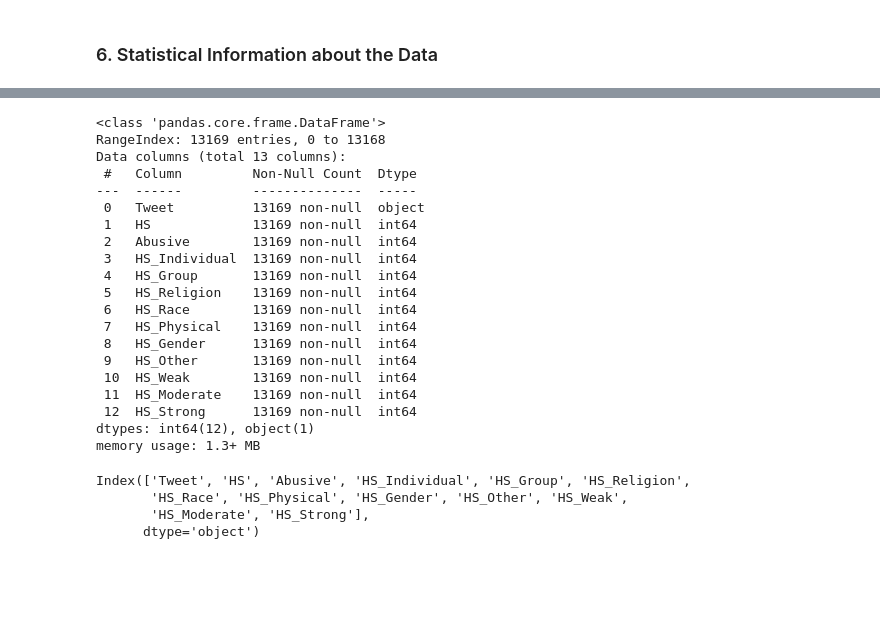
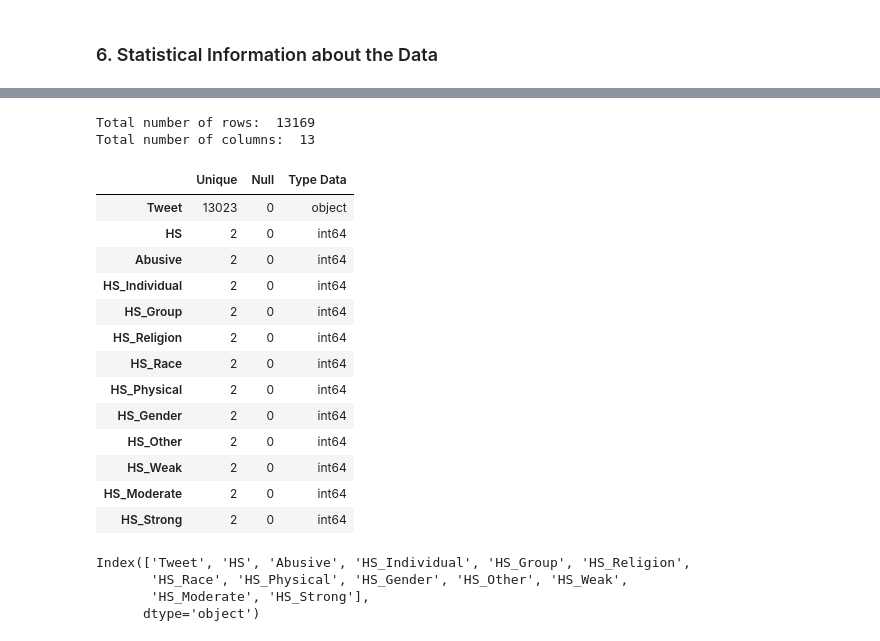
Before and after one commit to Pascalbrly/231000001-19-pbk-cleansing-gold, a Jupyter notebook: Pascal Gold Challenge - DSC Wave 19.ipynb, the cells around one changed output, grey strips where cells are left out. Saved outputs shown, nothing was run; the diff lists cells and outputs as text; code cells hidden in the pictures; blank space fills up the shorter version.

```diff
--- a/Pascal Gold Challenge - DSC Wave 19.ipynb
+++ b/Pascal Gold Challenge - DSC Wave 19.ipynb
@@ -122,28 +154,33 @@ data.describe()
 | 75% | 1.000000 | 1.000000 | 1.000000 | 0.000000 | 0.000000 | 0.000000 | 0.000000 | 0.000000 | 1.000000 | ... |
 | max | 1.000000 | 1.000000 | 1.000000 | 1.000000 | 1.000000 | 1.000000 | 1.000000 | 1.000000 | 1.000000 | ... |
 # %%
-data.info()
+print("Total number of rows: ", data.shape[0])
+print("Total number of columns: ", data.shape[1])
+
+tabel_info = pd.DataFrame({
+    'Unique':data.nunique(),
+    'Null':data.isna().sum(),
+    'Type Data':data.dtypes.values
+})
+
+tabel_info
 # %% [output]
-<class 'pandas.core.frame.DataFrame'>
-RangeIndex: 13169 entries, 0 to 13168
-Data columns (total 13 columns):
- #   Column         Non-Null Count  Dtype
----  ------         --------------  -----
- 0   Tweet          13169 non-null  object
- 1   HS             13169 non-null  int64
- 2   Abusive        13169 non-null  int64
- 3   HS_Individual  13169 non-null  int64
- 4   HS_Group       13169 non-null  int64
- 5   HS_Religion    13169 non-null  int64
- 6   HS_Race        13169 non-null  int64
- 7   HS_Physical    13169 non-null  int64
- 8   HS_Gender      13169 non-null  int64
- 9   HS_Other       13169 non-null  int64
- 10  HS_Weak        13169 non-null  int64
- 11  HS_Moderate    13169 non-null  int64
- 12  HS_Strong      13169 non-null  int64
-dtypes: int64(12), object(1)
-memory usage: 1.3+ MB
+Total number of rows:  13169
+Total number of columns:  13
+|  | Unique | Null | Type Data |
+| Tweet | 13023 | 0 | object |
+| HS | 2 | 0 | int64 |
+| Abusive | 2 | 0 | int64 |
+| HS_Individual | 2 | 0 | int64 |
+| HS_Group | 2 | 0 | int64 |
+| HS_Religion | 2 | 0 | int64 |
+| HS_Race | 2 | 0 | int64 |
+| HS_Physical | 2 | 0 | int64 |
+| HS_Gender | 2 | 0 | int64 |
+| HS_Other | 2 | 0 | int64 |
+| HS_Weak | 2 | 0 | int64 |
+| HS_Moderate | 2 | 0 | int64 |
+| HS_Strong | 2 | 0 | int64 |
 # %%
 data.columns
 # %% [output]
```
Also changed, not shown: parts of 13 cells of this notebook, 4 other files.
